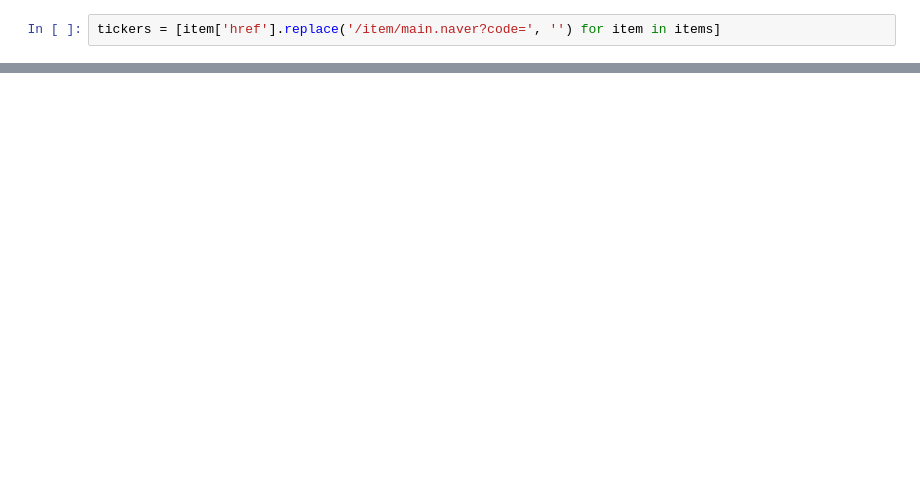
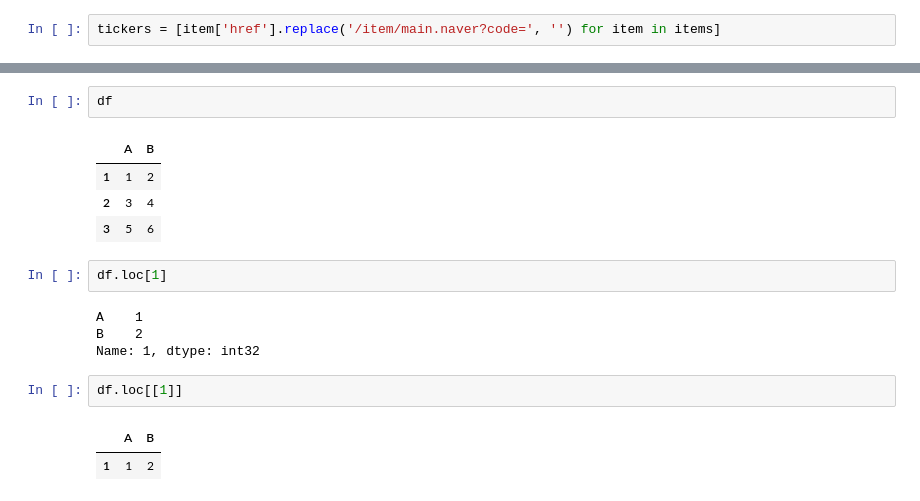
Before and after one commit to HyunsooKim92/NH, a Jupyter notebook: live/Day 2.ipynb, the cells around one changed output, grey strips where cells are left out. Saved outputs shown, nothing was run; the diff lists cells and outputs as text; blank space fills up the shorter version.

```diff
--- a/live/Day 2.ipynb
+++ b/live/Day 2.ipynb
@@ -344,0 +943,18 @@ for ticker in tickers:
+# %%
+df
+# %% [output]
+|  | A | B |
+| 1 | 1 | 2 |
+| 2 | 3 | 4 |
+| 3 | 5 | 6 |
+# %%
+df.loc[1]
+# %% [output]
+A    1
+B    2
+Name: 1, dtype: int32
+# %%
+df.loc[[1]]
+# %% [output]
+|  | A | B |
+| 1 | 1 | 2 |
```
Also changed, not shown: parts of 171 cells of this notebook.
